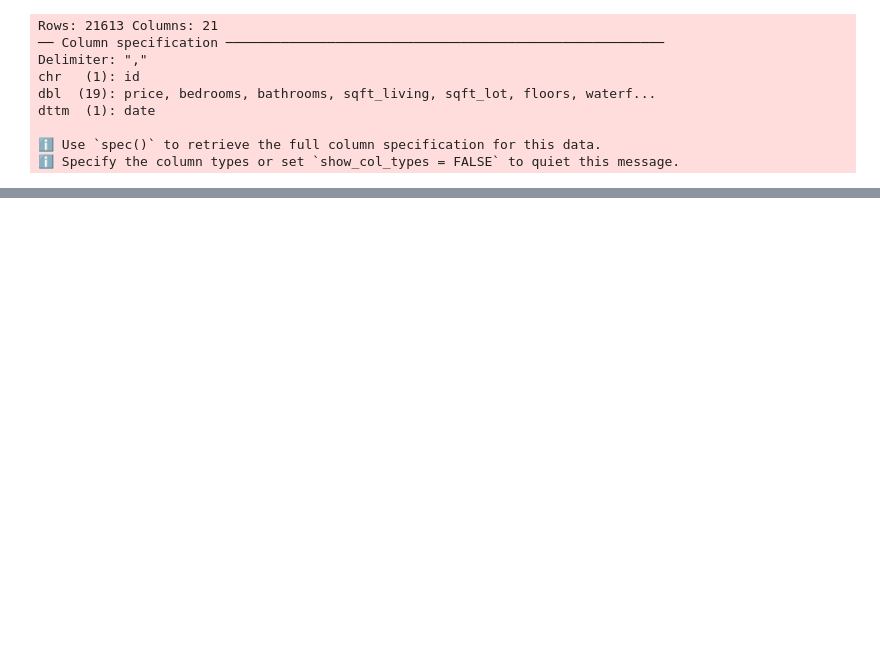
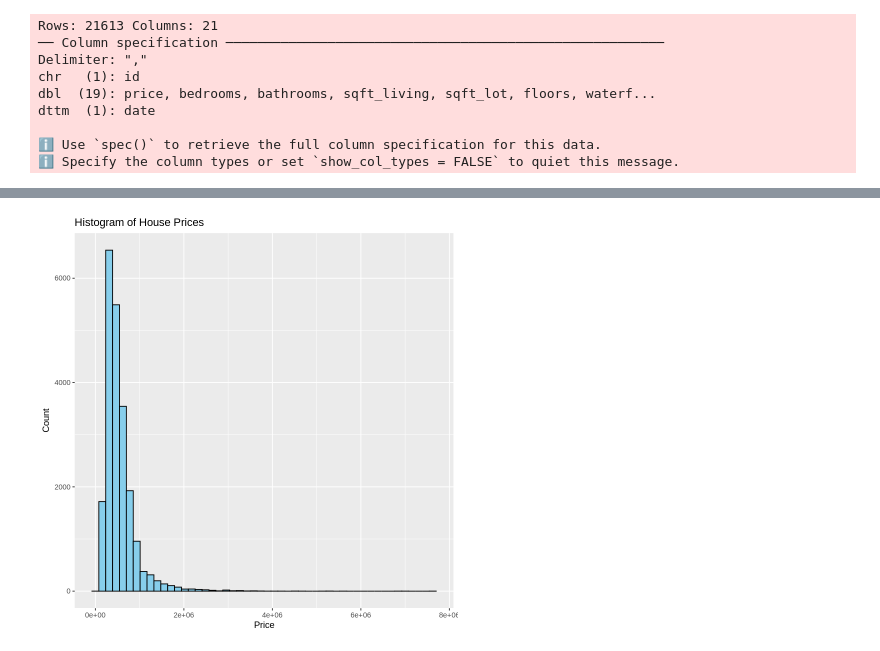
Before and after one commit to OpenActTextDev/ActuarialRegression, a Jupyter notebook: Notebooks/HousePriceRegularisation.ipynb, the cells around one changed output, grey strips where cells are left out. Drawn from its saved outputs; the diff is of its cells as text; code cells hidden in the pictures; blank space fills up the shorter version.

```diff
--- a/Notebooks/HousePriceRegularisation.ipynb
+++ b/Notebooks/HousePriceRegularisation.ipynb
@@ -111,0 +266,6 @@ F-statistic:  2727 on 9 and 17280 DF,  p-value: < 2.2e-16
+# %%
+ggplot(KCdata, aes(x = price)) +
+  geom_histogram(bins = 50, fill = "skyblue", color = "black") +
+  labs(title = "Histogram of House Prices", x = "Price", y = "Count")
+# %% [output]
+[figure, added]
```
Also changed, not shown: parts of 41 cells of this notebook.
